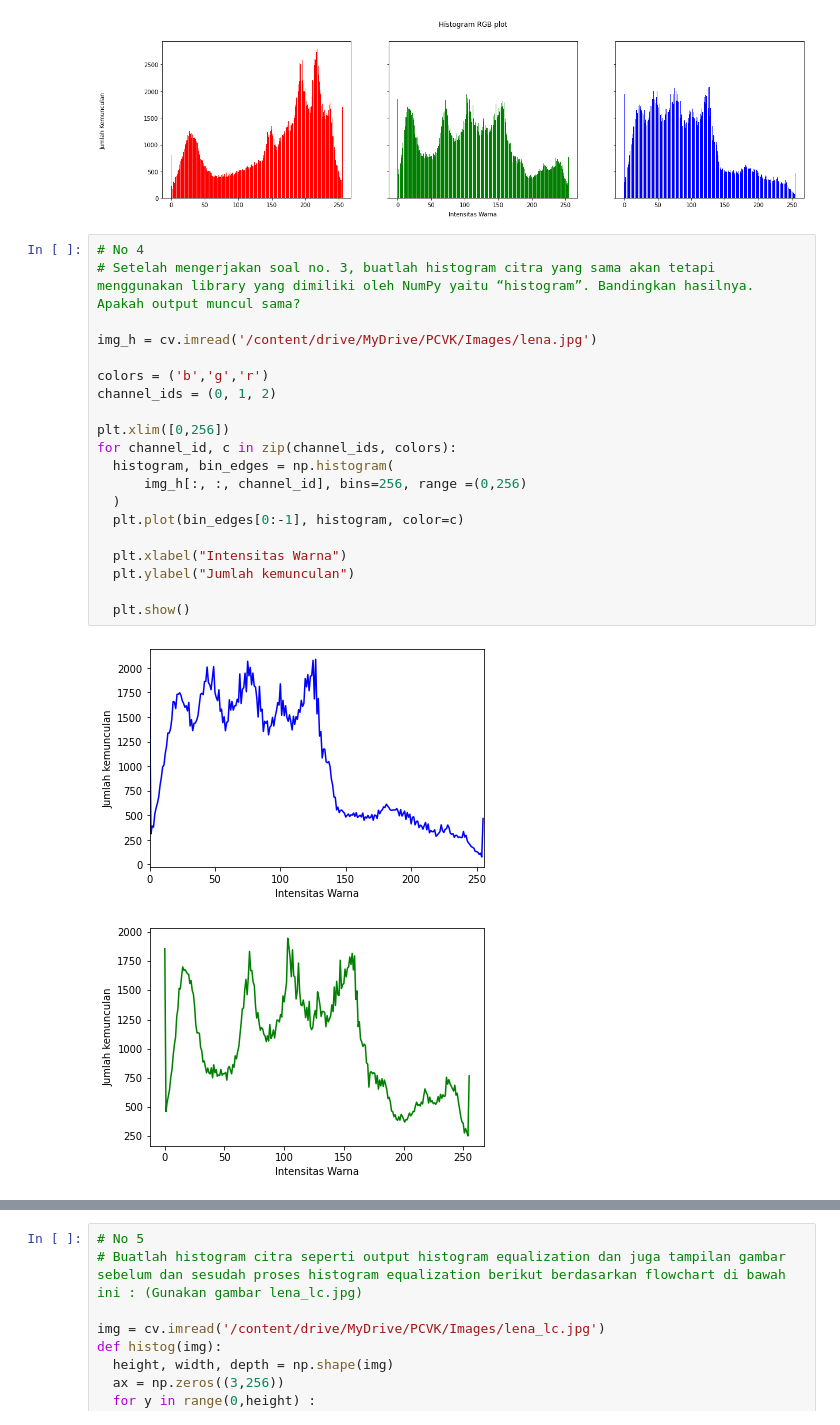
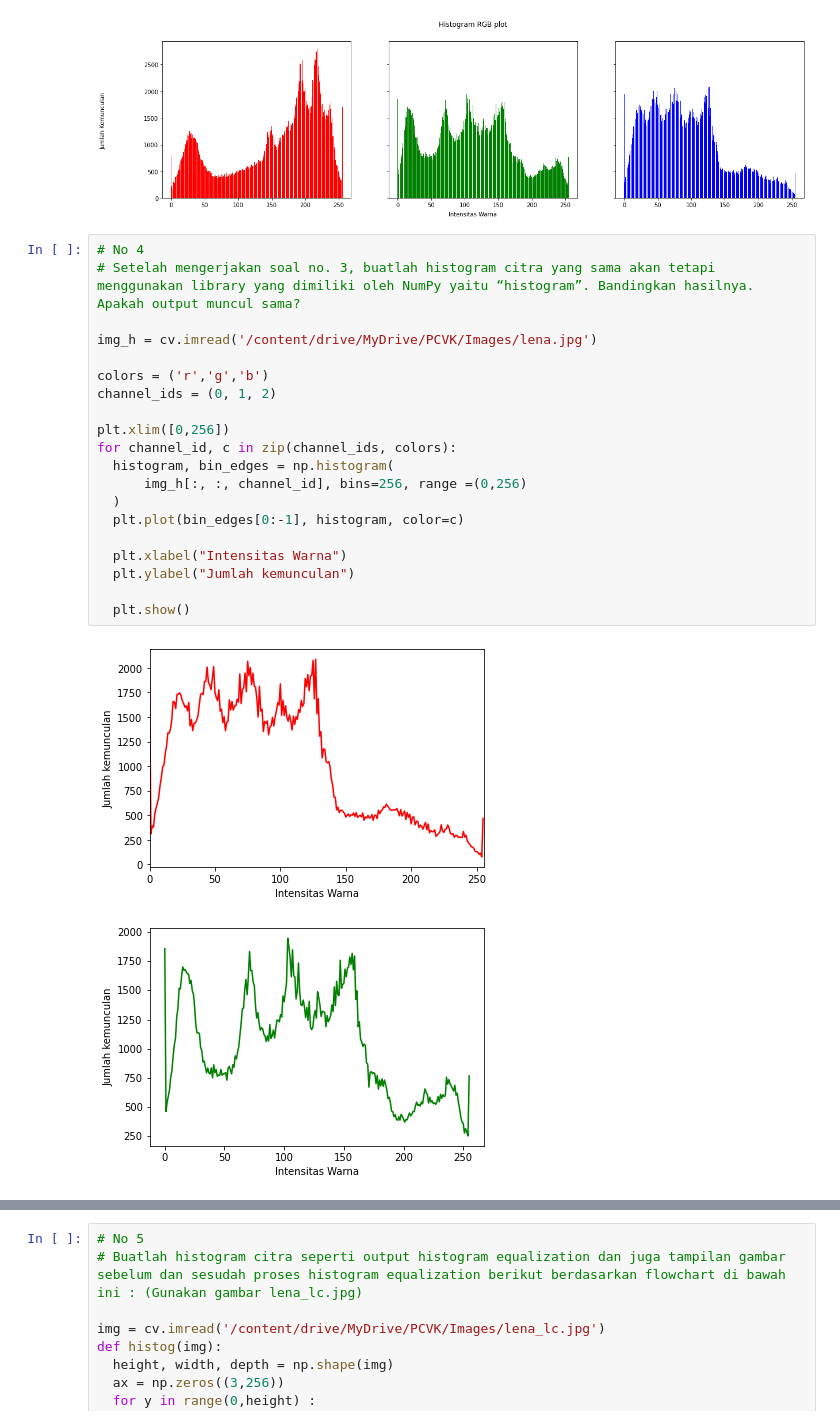
Before and after one commit to inayatimachsus/PCVK_Genap_2021, a Jupyter notebook: Week6.ipynb, the cells around one changed output, grey strips where cells are left out. Cells and saved outputs as stored; diff of their text form.

```diff
--- a/Week6.ipynb
+++ b/Week6.ipynb
@@ -59,23 +54,23 @@ axs[2].bar(names, blue, color='blue')
 # %%
 # No 4
 # Setelah mengerjakan soal no. 3, buatlah histogram citra yang sama akan tetapi menggunakan library yang dimiliki oleh NumPy yaitu “histogram”. Bandingkan hasilnya. Apakah output muncul sama?
 
 img_h = cv.imread('/content/drive/MyDrive/PCVK/Images/lena.jpg')
 
-colors = ('b','g','r')
+colors = ('r','g','b')
 channel_ids = (0, 1, 2)
 
 plt.xlim([0,256])
 for channel_id, c in zip(channel_ids, colors):
   histogram, bin_edges = np.histogram(
       img_h[:, :, channel_id], bins=256, range =(0,256)
   )
   plt.plot(bin_edges[0:-1], histogram, color=c)
 
   plt.xlabel("Intensitas Warna")
   plt.ylabel("Jumlah kemunculan")
 
   plt.show()
 # %% [output]
-[figure, old version]
+[figure, new version]
 [figure]
```
Also changed, not shown: parts of 2 cells of this notebook.
